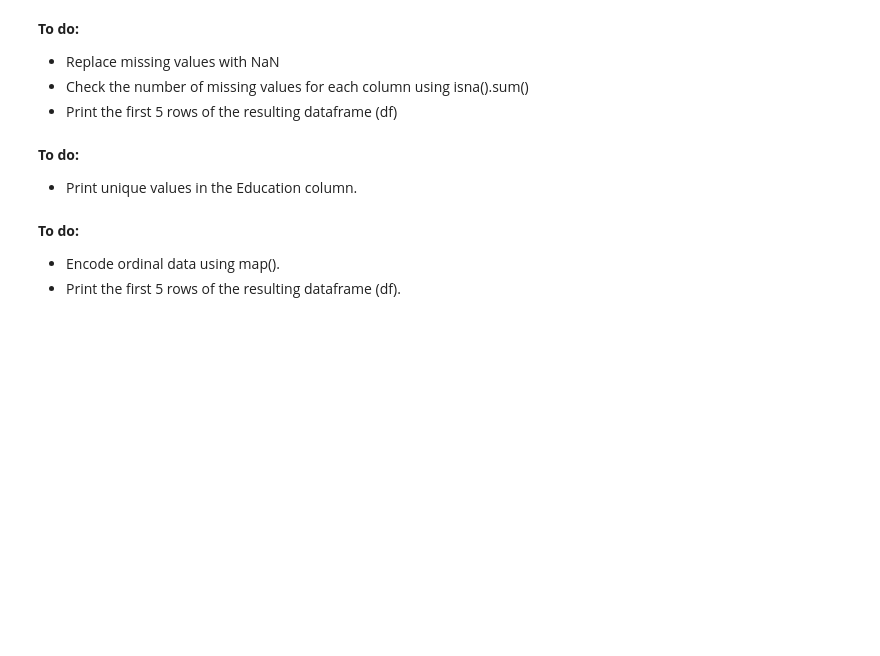
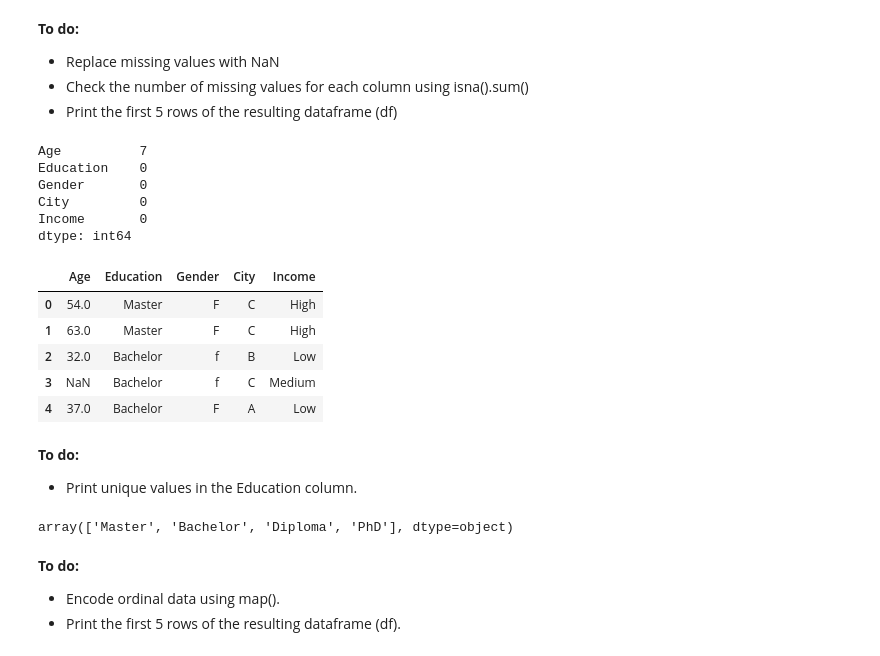
Before and after one commit to wooihaw/mlpy2507, a Jupyter notebook: exercise1.ipynb, the cells around one changed output. Cells and saved outputs as stored; diff of their text form; code cells hidden in the pictures; blank space fills up the shorter version.

```diff
--- a/exercise1.ipynb
+++ b/exercise1.ipynb
@@ -36,9 +115,32 @@ df.head()
 - Replace missing values with NaN
 - Check the number of missing values for each column using isna().sum()
 - Print the first 5 rows of the resulting dataframe (df)
+# %%
+df = df.replace({0:np.nan})
+df.isna().sum()
+# %% [output]
+Age          7
+Education    0
+Gender       0
+City         0
+Income       0
+dtype: int64
+# %%
+df.head(5)
+# %% [output]
+|  | Age | Education | Gender | City | Income |
+| 0 | 54.0 | Master | F | C | High |
+| 1 | 63.0 | Master | F | C | High |
+| 2 | 32.0 | Bachelor | f | B | Low |
+| 3 | NaN | Bachelor | f | C | Medium |
+| 4 | 37.0 | Bachelor | F | A | Low |
 # %% [markdown]
 **To do:**
 - Print unique values in the Education column.
+# %%
+df['Education'].unique()
+# %% [output]
+array(['Master', 'Bachelor', 'Diploma', 'PhD'], dtype=object)
 # %% [markdown]
 **To do:**
 - Encode ordinal data using map().
```
Also changed, not shown: parts of 13 cells of this notebook, 3 other files.
